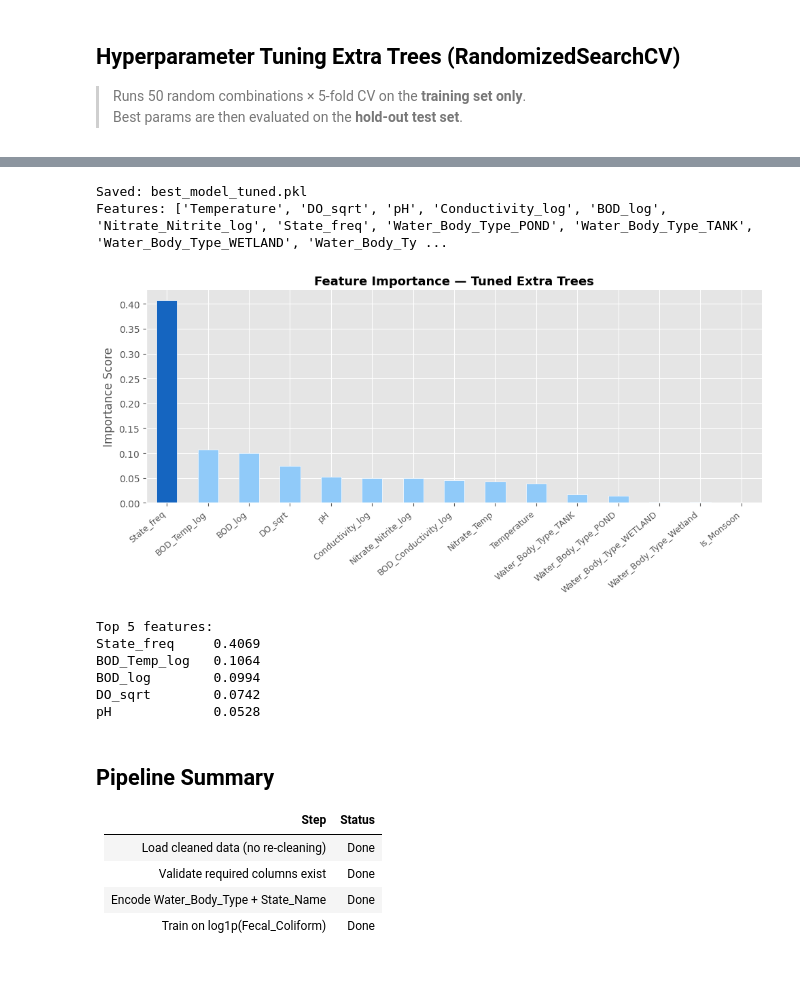
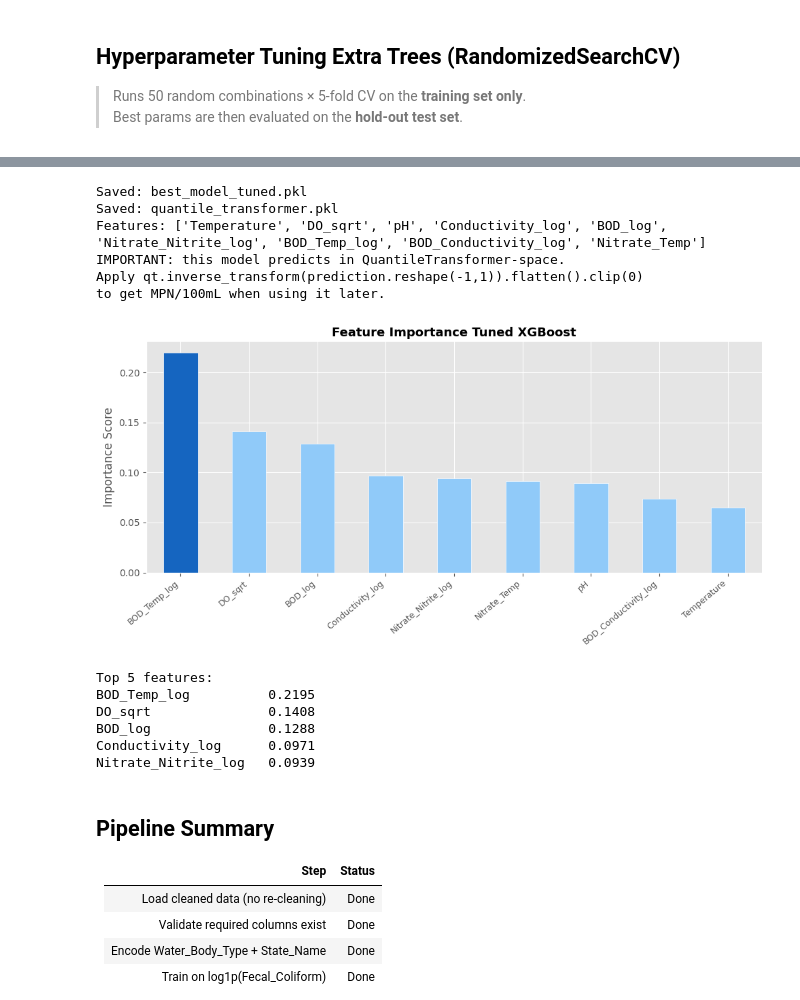
Before and after one commit to thearyt572-jpg/L-Eau-Claire, a Jupyter notebook: Notebook/compareml_finalmenten.ipynb, the cells around one changed output, grey strips where cells are left out. Saved outputs shown, nothing was run; the diff lists cells and outputs as text; code cells hidden in the pictures; blank space fills up the shorter version.

Commit message:
model bug fix

```diff
--- a/Notebook/compareml_finalmenten.ipynb
+++ b/Notebook/compareml_finalmenten.ipynb
@@ -178,18 +163,28 @@ Target transformed with QuantileTransformer (output_distribution='normal').
 # %% [markdown]
 ## Train/Test Split + K-Fold Setup
 # %%
-X_train, X_test, y_train, y_test = train_test_split(
-    X, y, test_size=0.2, random_state=42
+X_train, X_test, y_train_raw, y_test_raw = train_test_split(
+    X, y_raw, test_size=0.2, random_state=42
 )
-# Keep raw test labels for metric reporting
-y_test_raw  = y_raw.loc[X_test.index]
-y_train_raw = y_raw.loc[X_train.index]
+
+if HAS_STATE:
+    state_freq_map = X_train['State_Name_raw'].value_counts(normalize=True)
+    fallback_freq = state_freq_map.min()
+    X_train['State_freq'] = X_train['State_Name_raw'].map(state_freq_map)
+    X_test['State_freq']  = X_test['State_Name_raw'].map(state_freq_map).fillna(fallback_freq)
+    X_train.drop(columns=['State_Name_raw'], inplace=True)
+    X_test.drop(columns=['State_Name_raw'], inplace=True)
+    X_train = X_train[FEATURE_COLS]
+    X_test  = X_test[FEATURE_COLS]
+
+# Fit QuantileTransformer on TRAIN target only this is the leakage fix
+qt = QuantileTransformer(output_distribution='normal', random_state=42)
+y_train = qt.fit_transform(y_train_raw.values.reshape(-1, 1)).flatten()
+y_test  = qt.transform(y_test_raw.values.reshape(-1, 1)).flatten()
 
 kf = KFold(n_splits=5, shuffle=True, random_state=42)
-
 print(f"Train : {X_train.shape[0]:,} rows")
 print(f"Test  : {X_test.shape[0]:,} rows")
-print("K-Fold : 5 splits, on training set only.")
 # %% [output]
 Train : 2,093 rows
 Test  : 524 rows
@@ -523,24 +529,23 @@ Best CV R² (training set): 0.7671
 # %%
 # Evaluate tuned model on hold-out test set
-tuned_et = search.best_estimator_
+tuned_xgb = search.best_estimator_
 
-pred_trans_tuned = tuned_et.predict(X_test)
-pred_raw_tuned   = qt.inverse_transform(
-    pred_trans_tuned.reshape(-1, 1)).flatten().clip(0)
+pred_qt_tuned  = tuned_xgb.predict(X_test)
+pred_raw_tuned = qt.inverse_transform(pred_qt_tuned.reshape(-1, 1)).flatten().clip(0)
 
 mae_t  = mean_absolute_error(y_test_raw, pred_raw_tuned)
 rmse_t = np.sqrt(mean_squared_error(y_test_raw, pred_raw_tuned))
 r2_t   = r2_score(y_test_raw, pred_raw_tuned)
 
-print(" TUNED EXTRA TREES, Hold-out Test Set ")
+print(" XGBOOST, Hold-out Test Set ")
 print(f"  MAE  : {mae_t:,.2f}")
 print(f"  RMSE : {rmse_t:,.2f}")
 print(f"  R²   : {r2_t:.4f}")
 
-# Compare with baseline Extra Trees
-baseline = results_df[results_df['Model'] == 'Extra Trees'].iloc[0]
+# Compare with baseline XGBoost
+baseline = results_df[results_df['Model'] == 'XGBoost'].iloc[0]
 print("\n IMPROVEMENT")
-print(f"  R²   : {baseline['R²']:.4f} to  {r2_t:.4f}  (Δ {r2_t - baseline['R²']:+.4f})")
+print(f"  R²   : {baseline['R²']:.4f}  to  {r2_t:.4f}  (Δ {r2_t - baseline['R²']:+.4f})")
 print(f"  MAE  : {baseline['MAE']:,.1f}  to  {mae_t:,.1f}  (Δ {mae_t - baseline['MAE']:+,.1f})")
 print(f"  RMSE : {baseline['RMSE']:,.1f}  to  {rmse_t:,.1f}  (Δ {rmse_t - baseline['RMSE']:+,.1f})")
 # %% [output]
@@ -556,37 +561,46 @@ print(f"  RMSE : {baseline['RMSE']:,.1f}  to  {rmse_t:,.1f}  (Δ {rmse_t - basel
 # %%
 # Save tuned model
-joblib.dump(tuned_et,    'best_model_tuned.pkl')
-joblib.dump(FEATURE_COLS,'feature_cols.pkl')
+joblib.dump(tuned_xgb,    'best_model_tuned.pkl')
+joblib.dump(qt,           'quantile_transformer.pkl')
+joblib.dump(FEATURE_COLS, 'feature_cols.pkl')
 print("Saved: best_model_tuned.pkl")
+print("Saved: quantile_transformer.pkl")
 print(f"Features: {FEATURE_COLS}")
+print("IMPORTANT: this model predicts in QuantileTransformer-space.")
+print("Apply qt.inverse_transform(prediction.reshape(-1,1)).flatten().clip(0)")
+print("to get MPN/100mL when using it later.")
 # %% [output]
 Saved: best_model_tuned.pkl
-Features: ['Temperature', 'DO_sqrt', 'pH', 'Conductivity_log', 'BOD_log', 'Nitrate_Nitrite_log', 'State_freq', 'Water_Body_Type_POND', 'Water_Body_Type_TANK', 'Water_Body_Type_WETLAND', 'Water_Body_Ty ...
+Saved: quantile_transformer.pkl
+Features: ['Temperature', 'DO_sqrt', 'pH', 'Conductivity_log', 'BOD_log', 'Nitrate_Nitrite_log', 'BOD_Temp_log', 'BOD_Conductivity_log', 'Nitrate_Temp']
+IMPORTANT: this model predicts in QuantileTransformer-space.
+Apply qt.inverse_transform(prediction.reshape(-1,1)).flatten().clip(0)
+to get MPN/100mL when using it later.
 # %%
 # Feature importance(tuned model)
-importances = pd.Series(tuned_et.feature_importances_, index=FEATURE_COLS)
+importances = pd.Series(tuned_xgb.feature_importances_, index=FEATURE_COLS)
 importances = importances.sort_values(ascending=False)
 
 fig, ax = plt.subplots(figsize=(10, 5))
 colors = ['#1565C0' if i == 0 else '#90CAF9' for i in range(len(importances))]
 importances.plot(kind='bar', ax=ax, color=colors, edgecolor='white')
-ax.set_title('Feature Importance Tuned Extra Trees', fontsize=13, fontweight='bold')
+ax.set_title('Feature Importance Tuned XGBoost', fontsize=13, fontweight='bold')
 ax.set_ylabel('Importance Score')
 ax.set_xticklabels(importances.index, rotation=40, ha='right', fontsize=9)
 ax.spines['top'].set_visible(False); ax.spines['right'].set_visible(False)
 plt.tight_layout()
 plt.savefig('feature_importance_tuned.png', dpi=150, bbox_inches='tight')
 plt.show()
 print("Top 5 features:")
 print(importances.head().to_string())
 # %% [output]
-[figure, old version]
+[figure, new version]
 Top 5 features:
-State_freq     0.4069
-BOD_Temp_log   0.1064
-BOD_log        0.0994
-DO_sqrt        0.0742
-pH             0.0528
+BOD_Temp_log          0.2195
+DO_sqrt               0.1408
+BOD_log               0.1288
+Conductivity_log      0.0971
+Nitrate_Nitrite_log   0.0939
 # %% [markdown]
 ## Pipeline Summary
 
```
Also changed, not shown: parts of 20 cells of this notebook, 16 other files.
